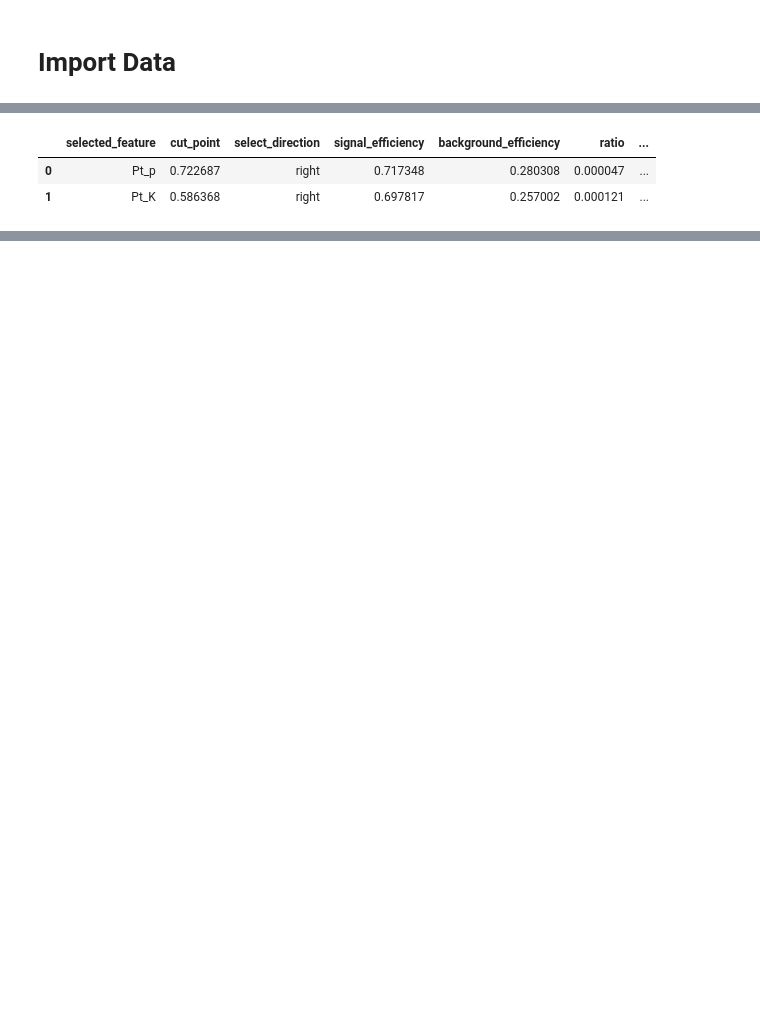
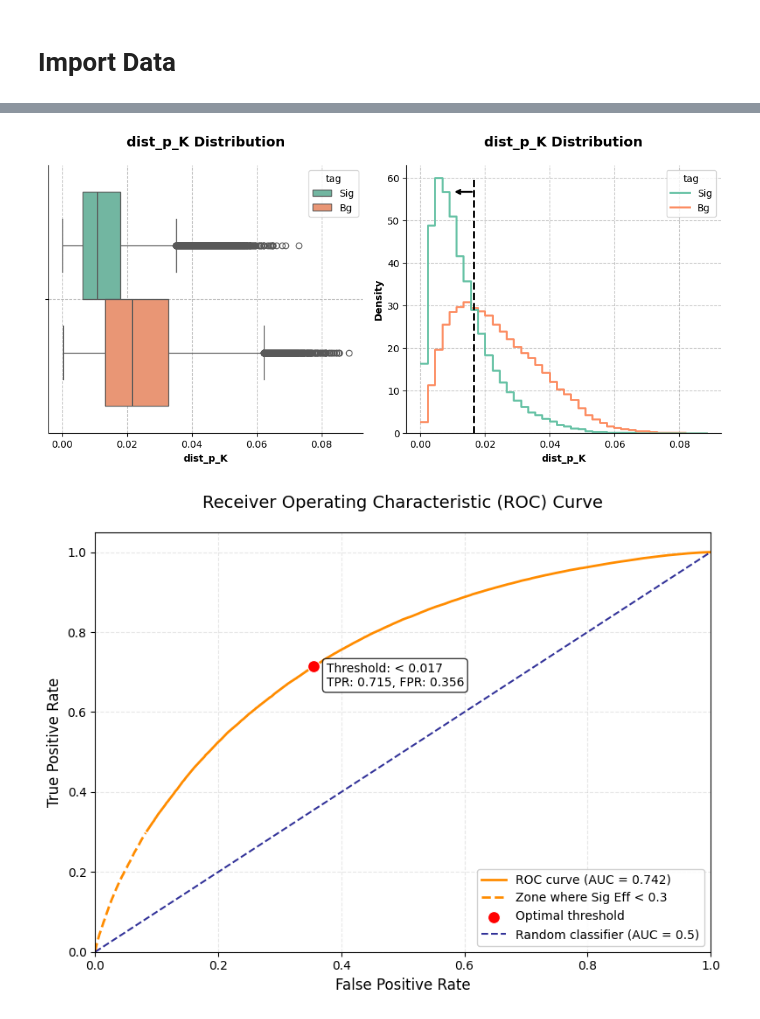
Before and after one commit to ArtSmirnovCH/SPD-Lc-pKpi-27, a Jupyter notebook: analysis_notebooks/temp.ipynb, the cells around one changed output, grey strips where cells are left out. Saved outputs shown, nothing was run; the diff lists cells and outputs as text; code cells hidden in the pictures; blank space fills up the shorter version.

```diff
--- a/analysis_notebooks/temp.ipynb
+++ b/analysis_notebooks/temp.ipynb
@@ -394,6 +143,67 @@ Selection Path Search Finished Successfully! Total features processed: 2
-# %%
-result_df
-# %% [output]
-|  | selected_feature | cut_point | select_direction | signal_efficiency | background_efficiency | ratio | ... |
-| 0 | Pt_p | 0.722687 | right | 0.717348 | 0.280308 | 0.000047 | ... |
-| 1 | Pt_K | 0.586368 | right | 0.697817 | 0.257002 | 0.000121 | ... |
+# %%
+from analysis_scripts.draw_scripts import draw_feature_distribution
+from analysis_scripts.draw_scripts import draw_roc
+from analysis_scripts.selection_scripts import find_optimal_cut_point
+
+
+feature = 'dist_p_K'
+select_direction = 'left'
+metric_type = 'tpr_fpr'
+bounds = None
+min_sig_sel = 0.3
+
+num_sig_before_sel = proc_df.loc[proc_df['tag'] == 'Sig', 'mass_Lc'].count()
+num_bg_before_sel = proc_df.loc[proc_df['tag'] == 'Bg', 'mass_Lc'].count()
+
+min_sig_sel_mask, best_arg, metric, thresholds, tpr, fpr, sig_efficiency, bg_efficiency = find_optimal_cut_point(
+    df=proc_df[['mass_Lc', 'tag', feature]],
+    feature=feature,
+    bounds=bounds,
+    select_direction=select_direction,
+    metric_type=metric_type,
+    min_sig_sel=min_sig_sel,
+    mass_interval=(2.24763, 2.32497)
+)
+
+if bounds is not None:
+    bounds_mask = (proc_df[feature] >= bounds[0]) & (proc_df[feature] <= bounds[1])
+    proc_df = proc_df[bounds_mask]
+
+best_cut_x = thresholds[min_sig_sel_mask][best_arg]
+best_metric = metric[min_sig_sel_mask][best_arg]
+print(tpr)
+best_tpr = tpr[min_sig_sel_mask][best_arg]
+best_fpr = fpr[min_sig_sel_mask][best_arg]
+
+draw_feature_distribution(
+    df=proc_df,
+    distr_name=feature,
+    tag=None,
+    hue='tag',
+    bins=40,
+    norma=True,
+    cut_point=best_cut_x,
+    select_direction=select_direction
+)
+
+_ = draw_roc(
+        tpr=tpr,
+        fpr=fpr,
+        best_cut_x=best_cut_x,
+        best_tpr=best_tpr,
+        best_fpr=best_fpr,
+        select_direction=select_direction,
+        mask=min_sig_sel_mask,
+        min_sig_sel=min_sig_sel
+    )
+
+if select_direction == 'right':
+    proc_df = proc_df[proc_df[feature] > best_cut_x]
+else:
+    proc_df = proc_df[proc_df[feature] < best_cut_x]
+
+print(f'Cut point: {best_cut_x}')
+
+sig_eff = proc_df.loc[proc_df['tag'] == 'Sig', 'mass_Lc'].count() / num_sig_before_sel
+bg_eff = proc_df.loc[proc_df['tag'] == 'Bg', 'mass_Lc'].count() / num_bg_before_sel
+# %% [output]
@@ -399,0 +227,2 @@ result_df
+[figure, added]
+[figure, added]
```
Also changed, not shown: parts of 9 cells of this notebook, 8 other files.
